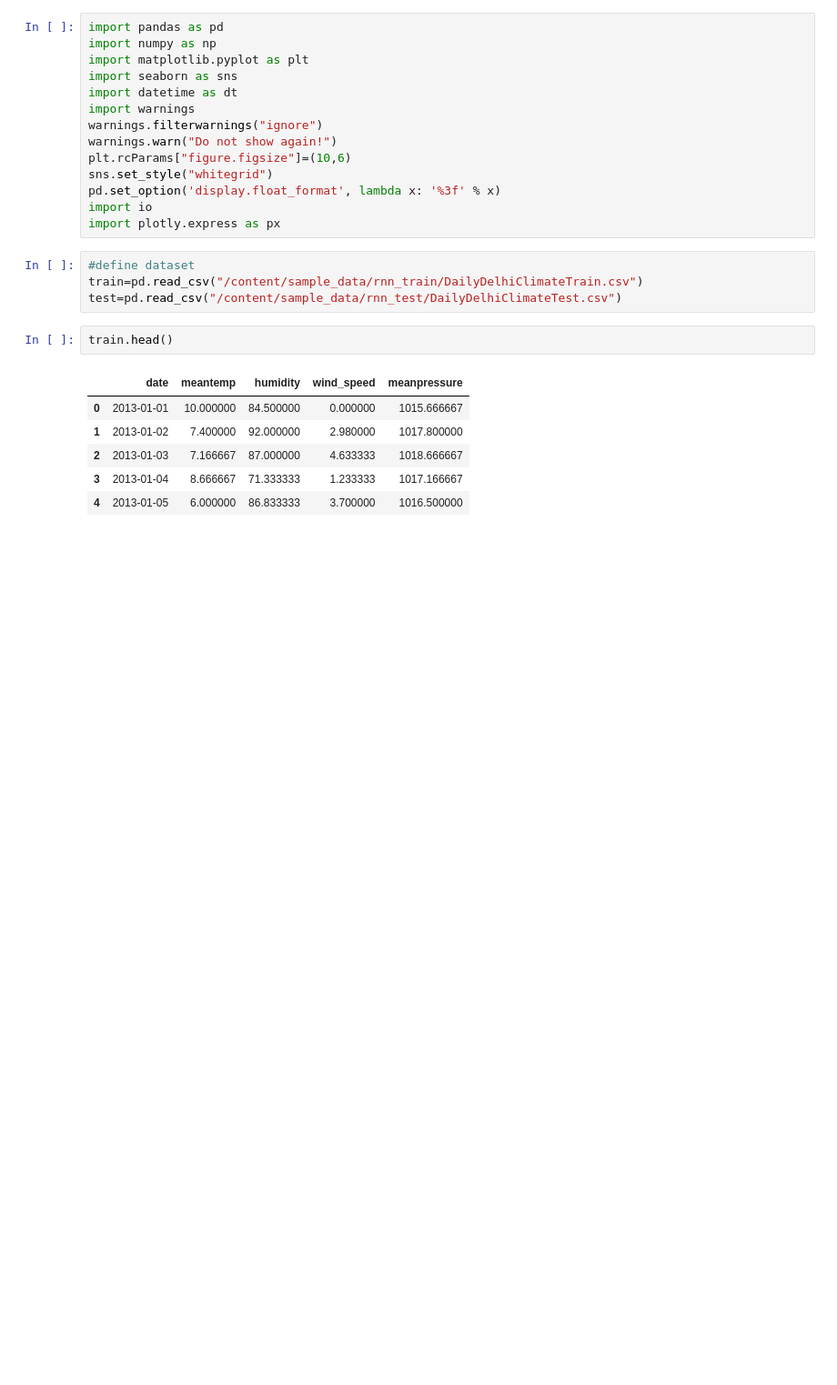
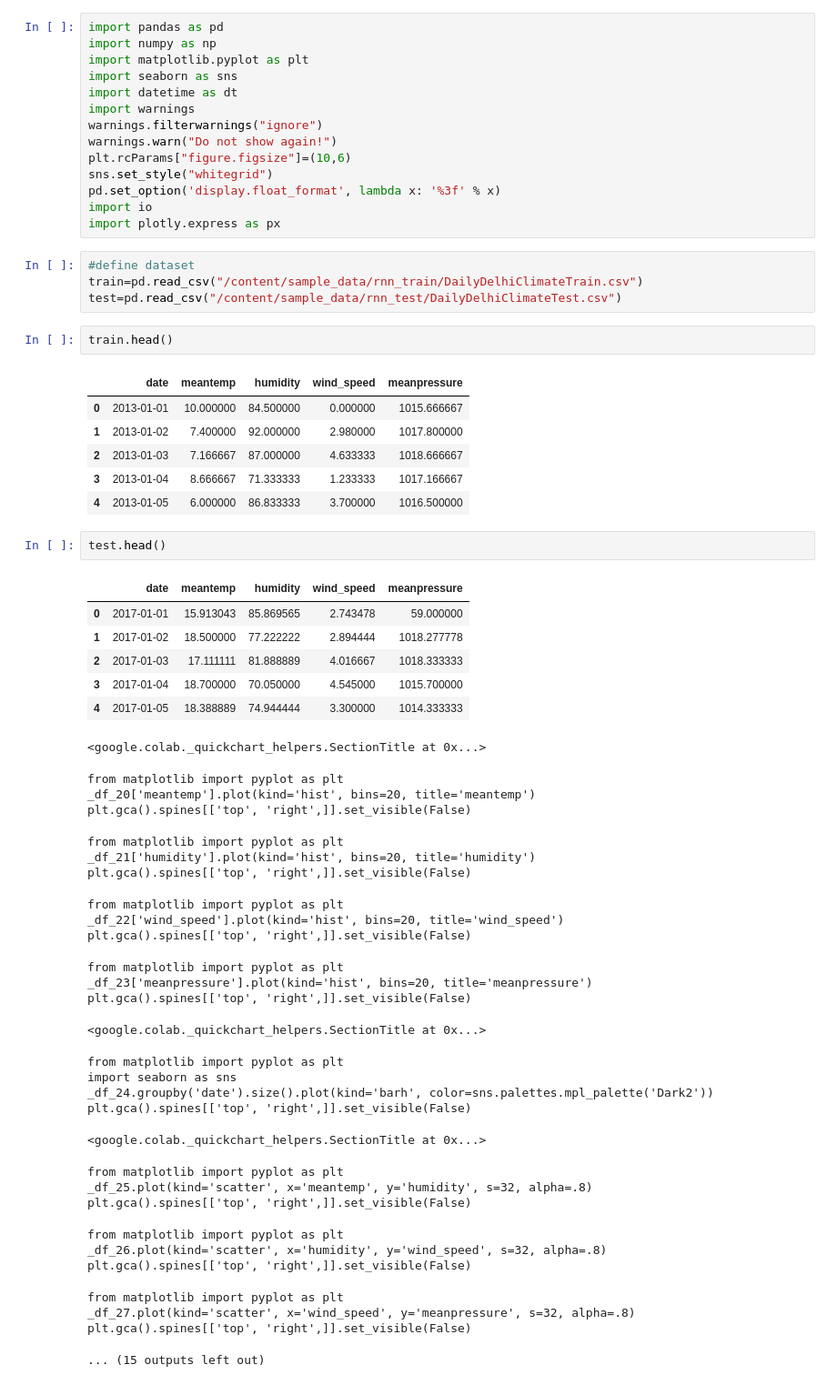
Before and after one commit to Anannyyya/DEEP_LEARNING, a Jupyter notebook: RNN_pynb.ipynb, the cells around one changed output. Shown at 91% size. Drawn from its saved outputs; the diff is of its cells as text; blank space fills up the shorter version.

```diff
--- a/RNN_pynb.ipynb
+++ b/RNN_pynb.ipynb
@@ -29,3 +29,41 @@ train.head()
 | 2 | 2013-01-03 | 7.166667 | 87.000000 | 4.633333 | 1018.666667 |
 | 3 | 2013-01-04 | 8.666667 | 71.333333 | 1.233333 | 1017.166667 |
 | 4 | 2013-01-05 | 6.000000 | 86.833333 | 3.700000 | 1016.500000 |
+# %%
+test.head()
+# %% [output]
+|  | date | meantemp | humidity | wind_speed | meanpressure |
+| 0 | 2017-01-01 | 15.913043 | 85.869565 | 2.743478 | 59.000000 |
+| 1 | 2017-01-02 | 18.500000 | 77.222222 | 2.894444 | 1018.277778 |
+| 2 | 2017-01-03 | 17.111111 | 81.888889 | 4.016667 | 1018.333333 |
+| 3 | 2017-01-04 | 18.700000 | 70.050000 | 4.545000 | 1015.700000 |
+| 4 | 2017-01-05 | 18.388889 | 74.944444 | 3.300000 | 1014.333333 |
+<google.colab._quickchart_helpers.SectionTitle at 0x...>
+from matplotlib import pyplot as plt
+_df_20['meantemp'].plot(kind='hist', bins=20, title='meantemp')
+plt.gca().spines[['top', 'right',]].set_visible(False)
+from matplotlib import pyplot as plt
+_df_21['humidity'].plot(kind='hist', bins=20, title='humidity')
+plt.gca().spines[['top', 'right',]].set_visible(False)
+from matplotlib import pyplot as plt
+_df_22['wind_speed'].plot(kind='hist', bins=20, title='wind_speed')
+plt.gca().spines[['top', 'right',]].set_visible(False)
+from matplotlib import pyplot as plt
+_df_23['meanpressure'].plot(kind='hist', bins=20, title='meanpressure')
+plt.gca().spines[['top', 'right',]].set_visible(False)
+<google.colab._quickchart_helpers.SectionTitle at 0x...>
+from matplotlib import pyplot as plt
+import seaborn as sns
+_df_24.groupby('date').size().plot(kind='barh', color=sns.palettes.mpl_palette('Dark2'))
+plt.gca().spines[['top', 'right',]].set_visible(False)
+<google.colab._quickchart_helpers.SectionTitle at 0x...>
+from matplotlib import pyplot as plt
+_df_25.plot(kind='scatter', x='meantemp', y='humidity', s=32, alpha=.8)
+plt.gca().spines[['top', 'right',]].set_visible(False)
+from matplotlib import pyplot as plt
+_df_26.plot(kind='scatter', x='humidity', y='wind_speed', s=32, alpha=.8)
+plt.gca().spines[['top', 'right',]].set_visible(False)
+from matplotlib import pyplot as plt
+_df_27.plot(kind='scatter', x='wind_speed', y='meanpressure', s=32, alpha=.8)
+plt.gca().spines[['top', 'right',]].set_visible(False)
+... (15 outputs left out)
```
Also changed, not shown: parts of 6 cells of this notebook.
